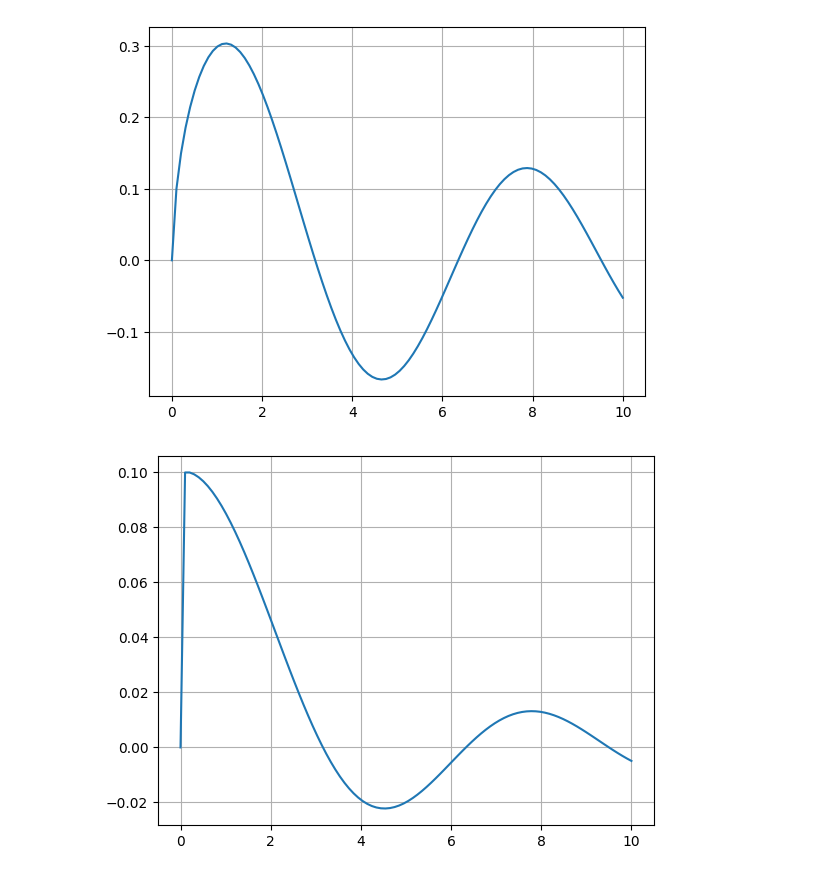
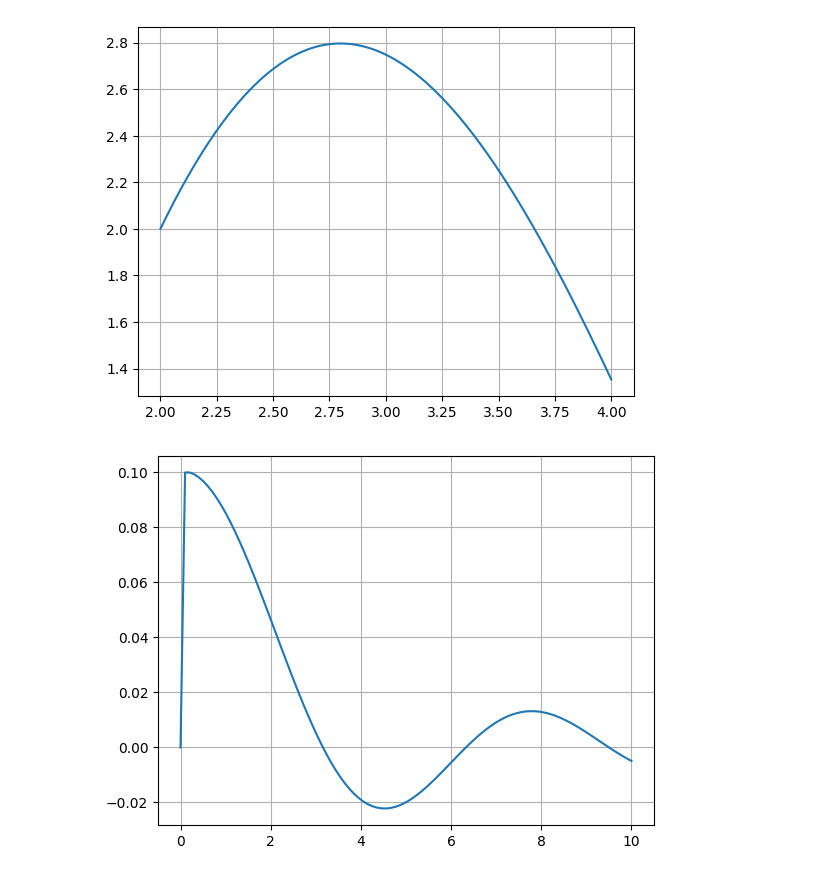
Before and after one commit to XBodya/third_course_2sem, a Jupyter notebook: MKM/src/l01.ipynb, the cells around one changed output. Cells and saved outputs as stored; diff of their text form; code cells hidden in the pictures.

```diff
--- a/MKM/src/l01.ipynb
+++ b/MKM/src/l01.ipynb
@@ -48,15 +40,15 @@ def calc_bessel_equation(domain, h, start_conditions, p_values, rec_form=recurre
     # print(x_axis)
     return (x_axis, v2p_axies)
 # %%
-res = calc_bessel_equation((0, 10), 0.1, [0, 1], [0.5])
+res = calc_bessel_equation((2, 4), 0.01, [2, 2], [1, 2, 3, 4])
 x, v = res[0], res[1][0]
 # print(len(x))
 plt.plot(x, v)
 plt.grid()
 plt.show()
 # print(v)
 # %% [output]
-[figure, old version]
+[figure, new version]
 # %%
 def recurrent_formula_singular(x, dx, v_cur, v_prev, y):
     t1 = (x / (dx * dx) + y / (2 * dx))
```
Also changed, not shown: parts of 6 cells of this notebook, 3 other files.
